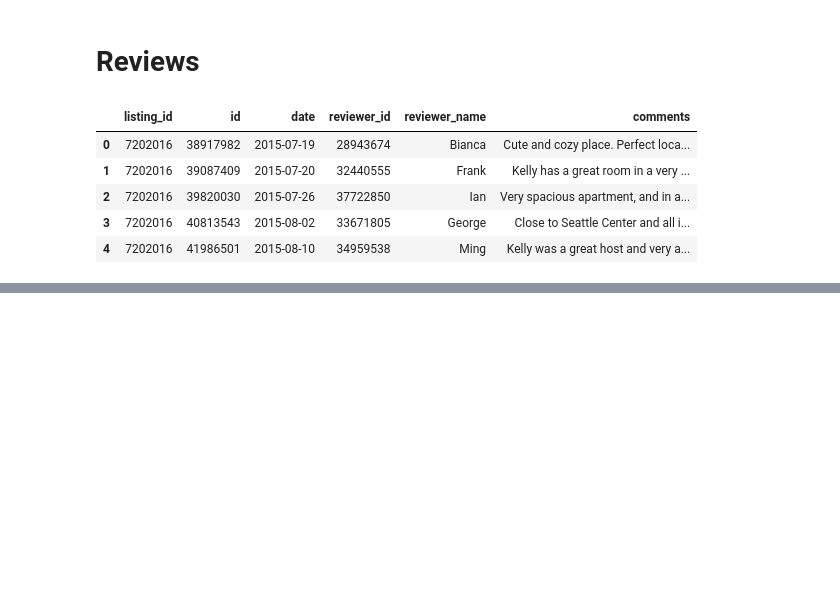
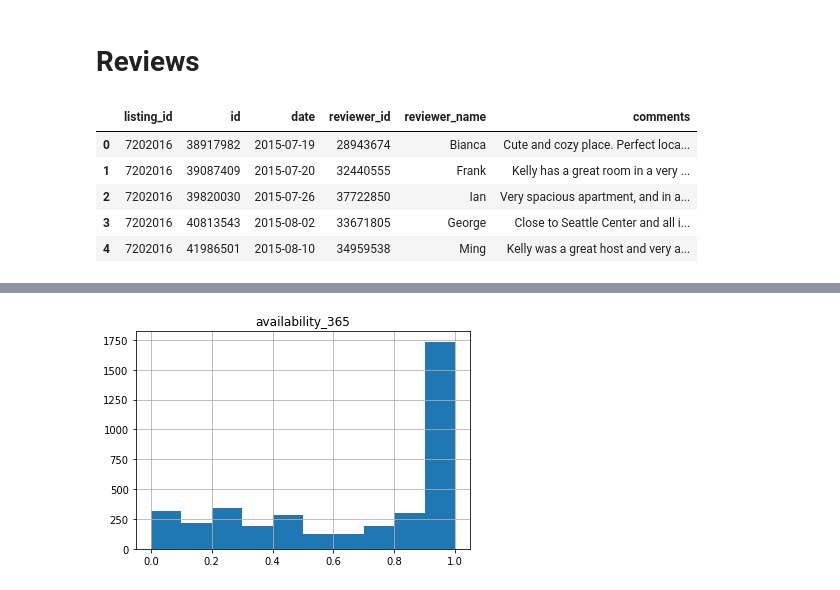
Before and after one commit to alexcbfa/AIRBNB, a Jupyter notebook: Exploratory Analysis.ipynb, the cells around one changed output, grey strips where cells are left out. Saved outputs shown, nothing was run; the diff lists cells and outputs as text; code cells hidden in the pictures; blank space fills up the shorter version.

```diff
--- a/Exploratory Analysis.ipynb
+++ b/Exploratory Analysis.ipynb
@@ -85,0 +101,4 @@ listings.shape
+# %%
+(listings[['availability_365']]/365).hist();
+# %% [output]
+[figure, added]
```
Also changed, not shown: parts of 8 cells of this notebook.
